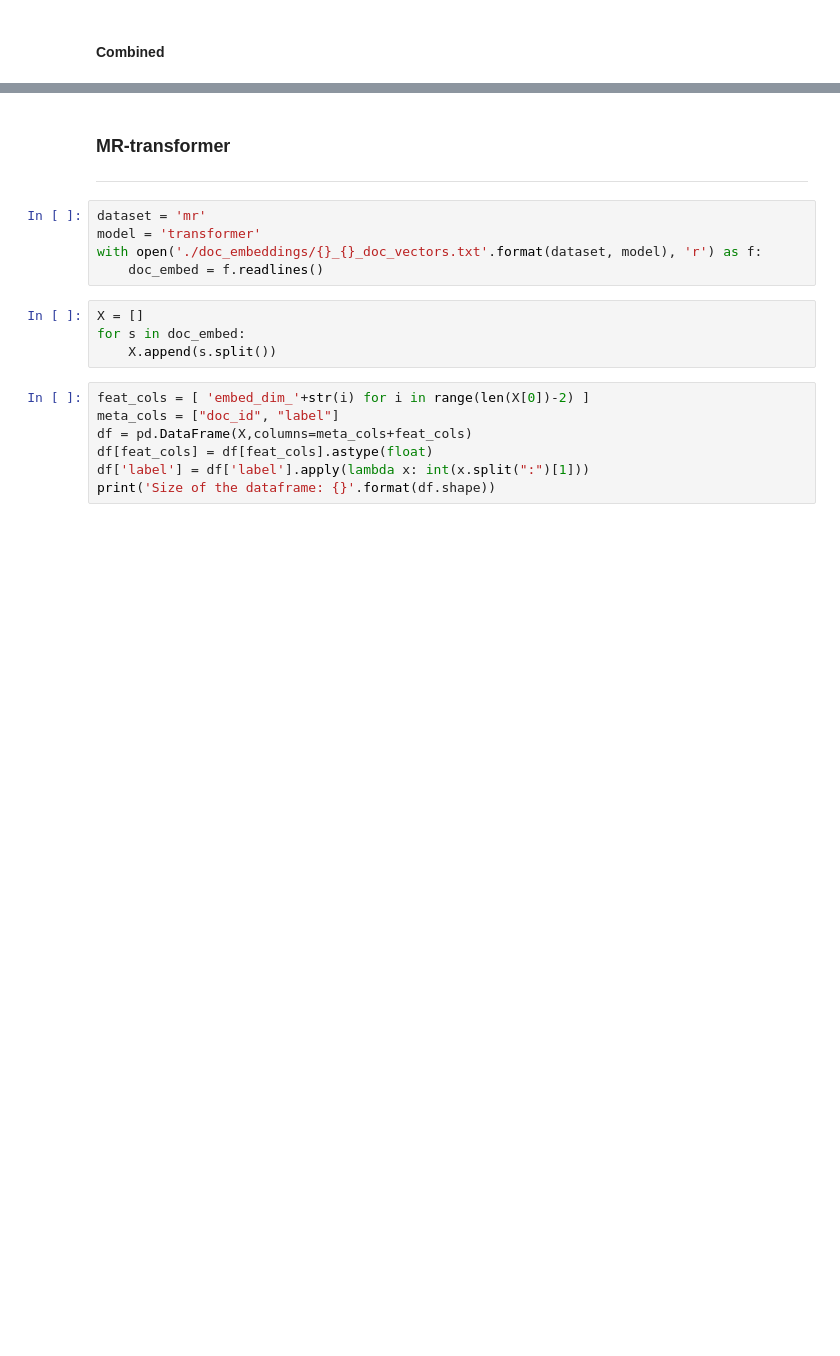
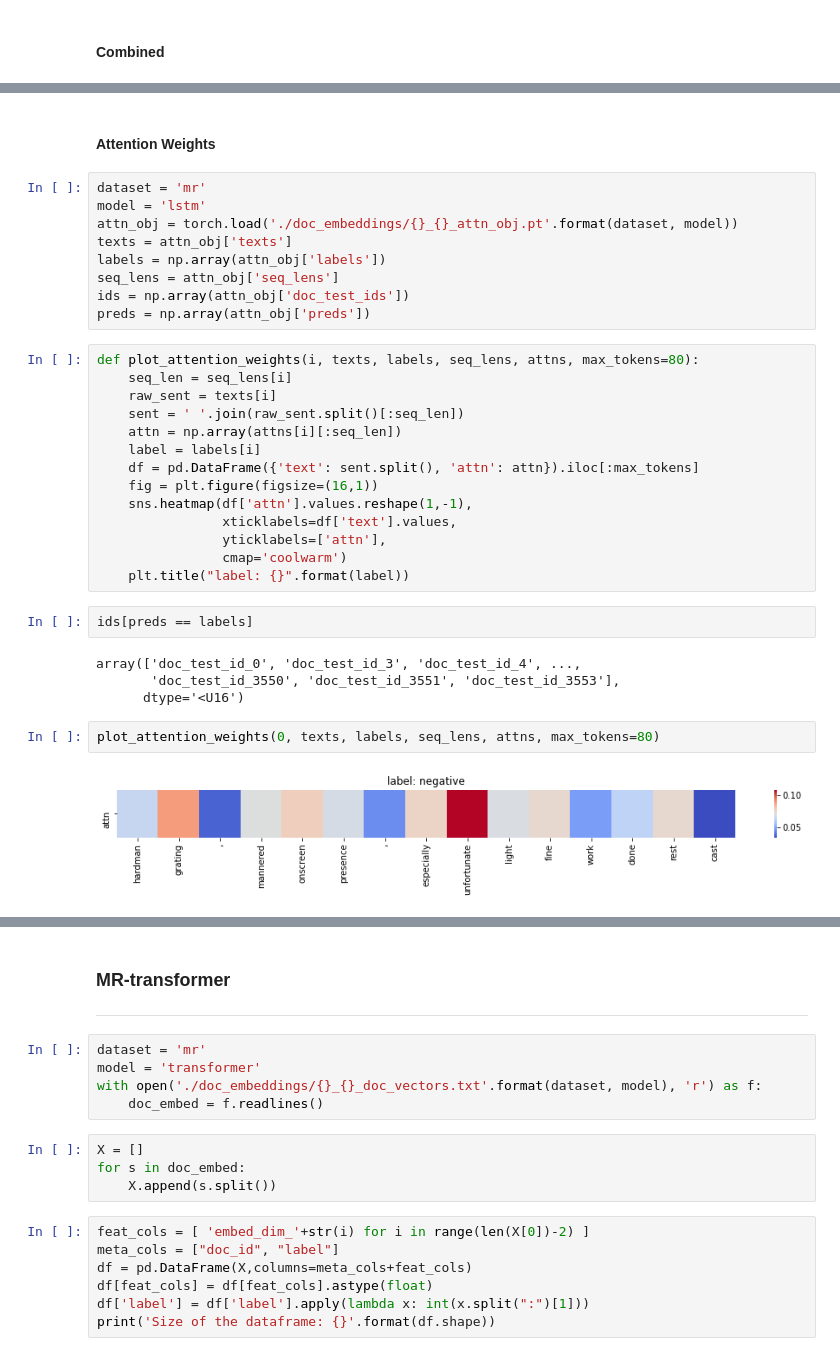
Before and after one commit to gdh14/gnn_and_att_on_nlp, a Jupyter notebook: text_classification/baselines/visualization_mr.ipynb, the cells around one changed output, grey strips where cells are left out. Drawn from its saved outputs; the diff is of its cells as text; blank space fills up the shorter version.

Commit message:
attention weights visualized

```diff
--- a/text_classification/baselines/visualization_mr.ipynb
+++ b/text_classification/baselines/visualization_mr.ipynb
@@ -176,0 +186,35 @@ sns.scatterplot(
+# %% [markdown]
+#### Attention Weights
+# %%
+dataset = 'mr'
+model = 'lstm'
+attn_obj = torch.load('./doc_embeddings/{}_{}_attn_obj.pt'.format(dataset, model))
+texts = attn_obj['texts']
+labels = np.array(attn_obj['labels'])
+seq_lens = attn_obj['seq_lens']
+ids = np.array(attn_obj['doc_test_ids'])
+preds = np.array(attn_obj['preds'])
+# %%
+def plot_attention_weights(i, texts, labels, seq_lens, attns, max_tokens=80):
+    seq_len = seq_lens[i]
+    raw_sent = texts[i]
+    sent = ' '.join(raw_sent.split()[:seq_len])
+    attn = np.array(attns[i][:seq_len])
+    label = labels[i]
+    df = pd.DataFrame({'text': sent.split(), 'attn': attn}).iloc[:max_tokens]
+    fig = plt.figure(figsize=(16,1))
+    sns.heatmap(df['attn'].values.reshape(1,-1),
+                xticklabels=df['text'].values,
+                yticklabels=['attn'],
+                cmap='coolwarm')
+    plt.title("label: {}".format(label))
+# %%
+ids[preds == labels]
+# %% [output]
+array(['doc_test_id_0', 'doc_test_id_3', 'doc_test_id_4', ...,
+       'doc_test_id_3550', 'doc_test_id_3551', 'doc_test_id_3553'],
+      dtype='<U16')
+# %%
+plot_attention_weights(0, texts, labels, seq_lens, attns, max_tokens=80)
+# %% [output]
+[figure, added]
```
Also changed, not shown: parts of 52 cells of this notebook, 13 other files.
